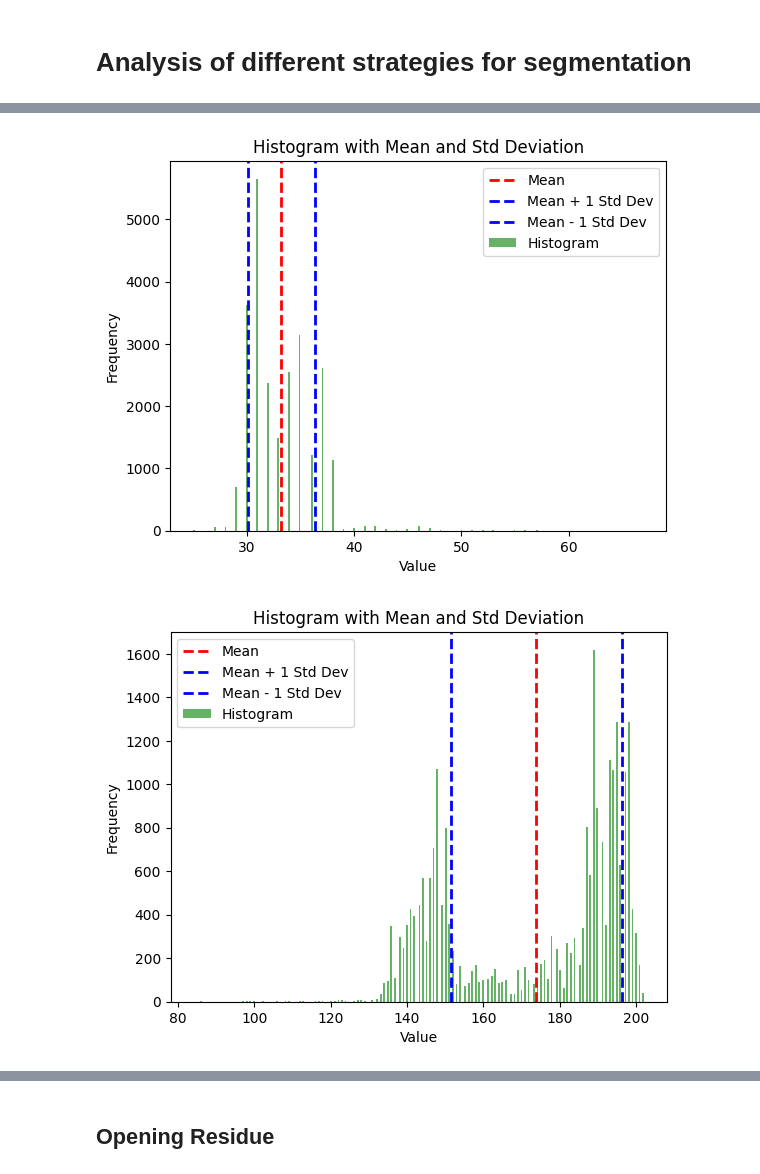
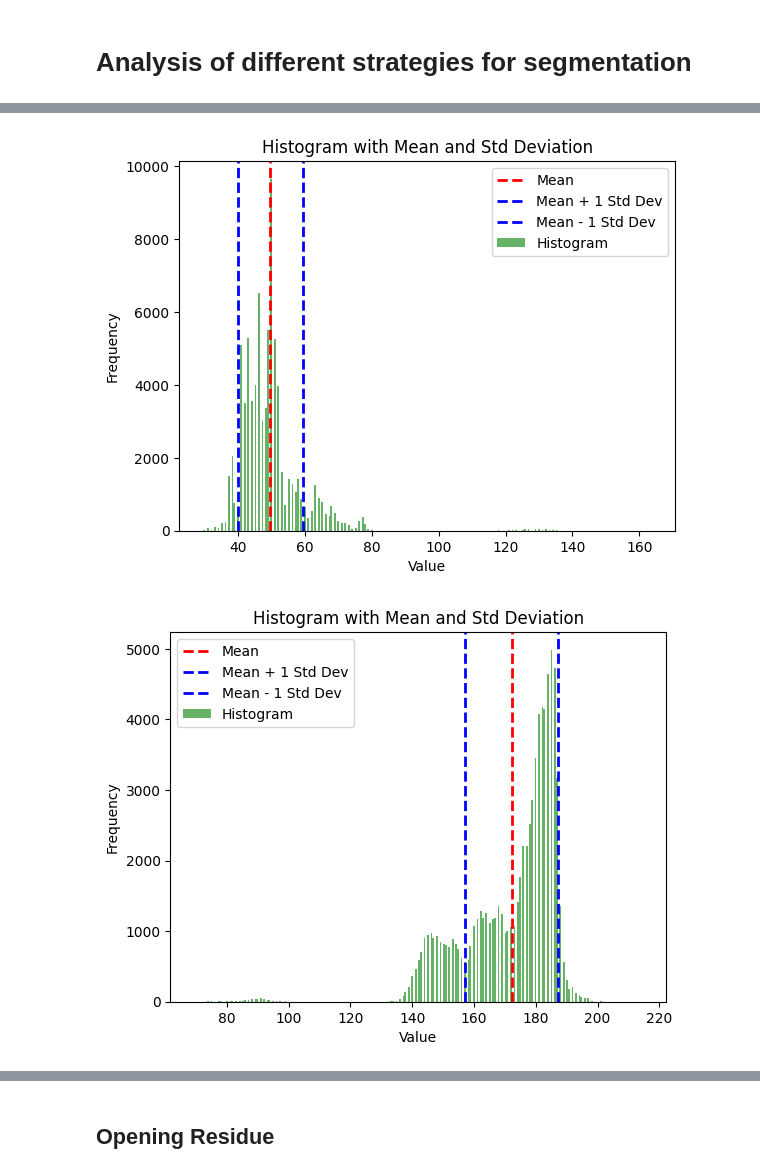
Before and after one commit to MCV-2024-C1-Project/Team7, a Jupyter notebook: segmentation_analysis.ipynb, the cells around one changed output, grey strips where cells are left out. Cells and saved outputs as stored; diff of their text form; code cells hidden in the pictures.

```diff
--- a/segmentation_analysis.ipynb
+++ b/segmentation_analysis.ipynb
@@ -84,6 +85,8 @@ def plot_histogram(hist, bin_edges):
     plt.legend()
     plt.show()
 
+    return mean, std_dev
+
 def create_2d_gaussian(data_x, data_y):
     """
     Create a 2D Gaussian distribution based on the means and standard deviations of normalized input data.
@@ -126,3 +129,6 @@ def plot_2d_gaussian(z):
     plt.xlabel('X-axis')
     plt.ylabel('Y-axis')
     plt.show()
+# %%
+# Select image index
+img_idx = 6
@@ -129,9 +137,9 @@ def plot_2d_gaussian(z):
 # %%
 # Choose an image from the list
-img = images[0]
+hsv_image = images[img_idx]
 # %%
 # Get image channels
-h, s, v = cv2.split(img)
+h, s, v = cv2.split(hsv_image)
 # %%
 h_border_values = get_border_pixel_values(h, border_width=10)
 s_border_values = get_border_pixel_values(s, border_width=10)
@@ -147,11 +155,11 @@ plot_histogram(h_hist, h_bin_edges)
 # %%
-plot_histogram(s_hist, s_bin_edges)
+s_mean, s_std_dev = plot_histogram(s_hist, s_bin_edges)
 # %% [output]
-[figure, old version]
+[figure, new version]
 # %%
-plot_histogram(v_hist, v_bin_edges)
+v_mean, v_std_dev = plot_histogram(v_hist, v_bin_edges)
 # %% [output]
-[figure, old version]
+[figure, new version]
 # %%
 hs_gaussian = create_2d_gaussian(h_border_values, s_border_values)
 hv_gaussian = create_2d_gaussian(h_border_values, v_border_values)
```
Also changed, not shown: parts of 48 cells of this notebook.
